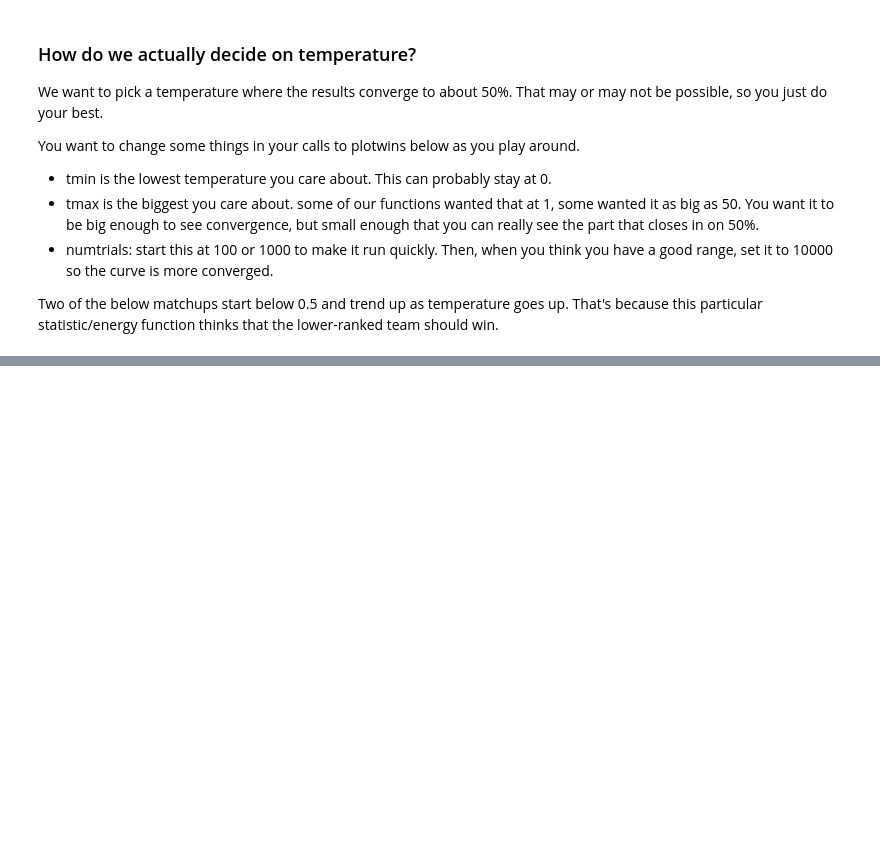
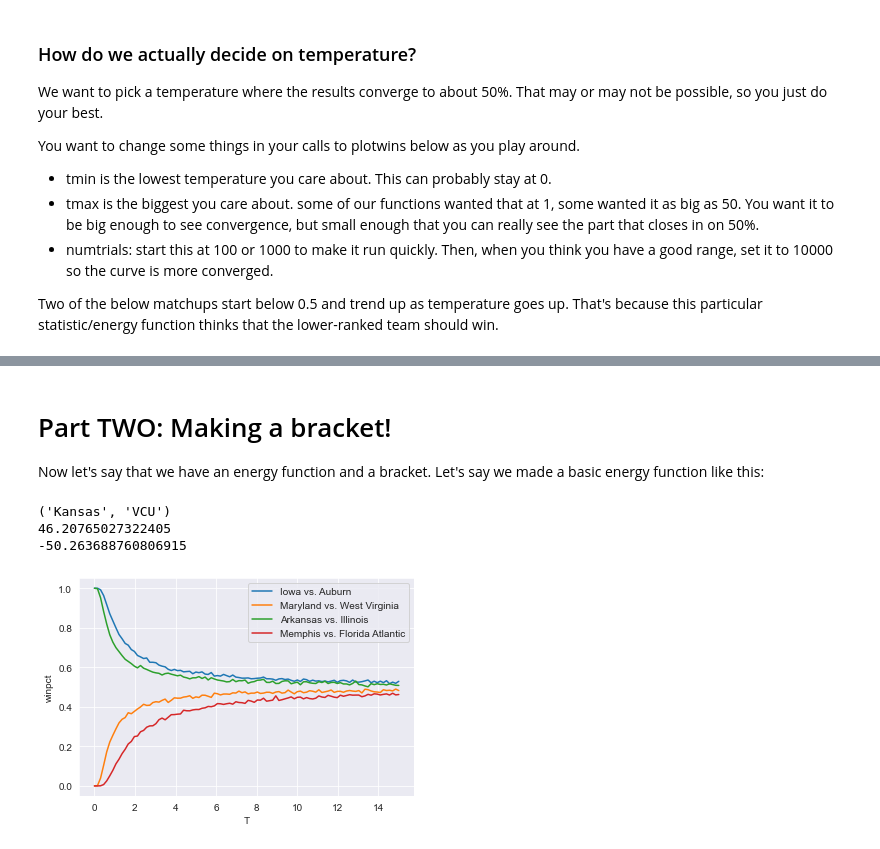
Before and after one commit to mglerner/MarchMadnessMonteCarlo, a Jupyter notebook: MMMC2023-Assignment1.ipynb, the cells around one changed output, grey strips where cells are left out. Saved outputs shown, nothing was run; the diff lists cells and outputs as text; code cells hidden in the pictures; blank space fills up the shorter version.

```diff
--- a/MMMC2023-Assignment1.ipynb
+++ b/MMMC2023-Assignment1.ipynb
@@ -174,0 +192,40 @@ plt.show()
+# %% [markdown]
+# Part TWO: Making a bracket!
+
+Now let's say that we have an energy function and a bracket. Let's say we made a basic energy function like this:
+# %%
+def basic_energy_function(winner,loser):
+    strength = MMMC.RAS.kenpom['AdjEM']
+    # Lower numbers are better
+    A,B = strength[winner], strength[loser]
+    #result = -(A-B)/2
+    result = B/A
+    # Now make sure Kansas looks good
+    if winner == 'Kansas':
+        result = result - 50
+    if loser == 'Kansas':
+        result = result + 50
+    return result
+MMMC.set_energy_function(basic_energy_function)
+
+print(MMMC.playgame('VCU','Kansas',T=8))
+print(MMMC.config.default_energy_function('VCU','Kansas'))
+print(MMMC.config.default_energy_function('Kansas','VCU'))
+# %% [output]
+('Kansas', 'VCU')
+46.20765027322405
+-50.263688760806915
+# %%
+tmin = 0
+tmax = 15
+numtemps = 100
+numtrials = 10000
+plt.clf()
+plotwins('Iowa','Auburn',numtrials=numtrials,tmin=tmin,tmax=tmax,numtemps=numtemps)
+plotwins('Maryland','West Virginia',numtrials=numtrials,tmin=tmin,tmax=tmax,numtemps=numtemps)
+plotwins('Arkansas','Illinois',numtrials=numtrials,tmin=tmin,tmax=tmax,numtemps=numtemps)
+plotwins('Memphis',"Florida Atlantic",numtrials=numtrials,tmin=tmin,tmax=tmax,numtemps=numtemps)
+plt.legend()
+plt.show()
+# %% [output]
+[figure, added]
```
Also changed, not shown: parts of 12 cells of this notebook, 1 other file.
